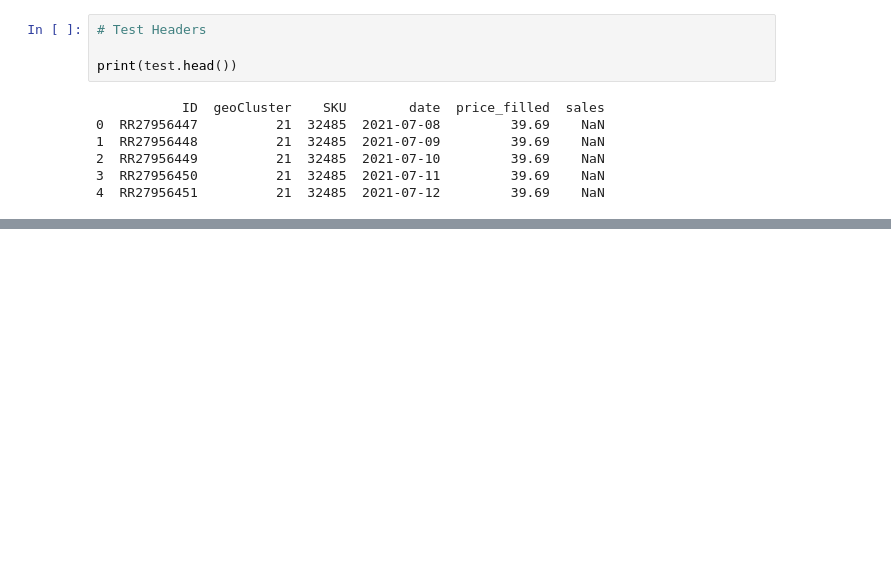
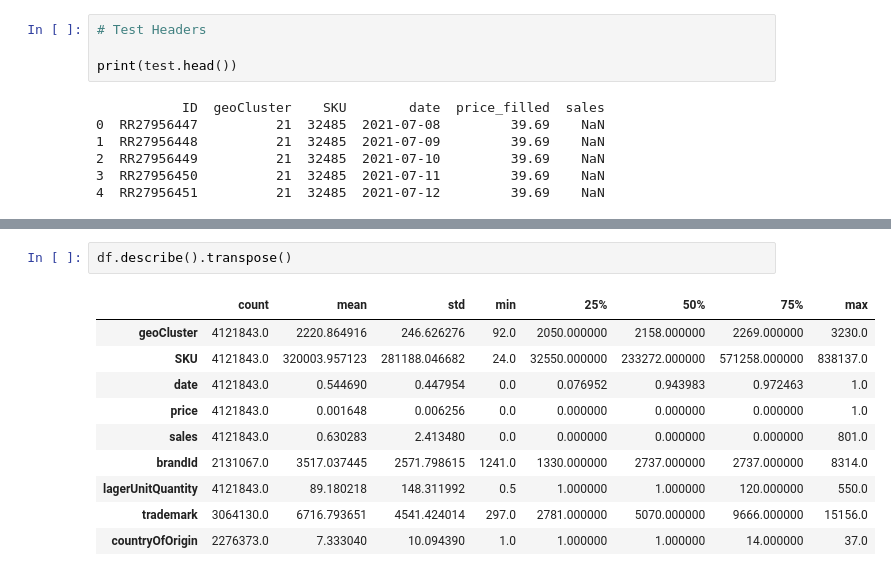
Before and after one commit to bercowsky/Mckinsey-HackUPC, a Jupyter notebook: Mckinsey.ipynb, the cells around one changed output, grey strips where cells are left out. Drawn from its saved outputs; the diff is of its cells as text; blank space fills up the shorter version.

```diff
--- a/Mckinsey.ipynb
+++ b/Mckinsey.ipynb
@@ -186,0 +179,13 @@ lstm_model(train, test)
+# %%
+df.describe().transpose()
+# %% [output]
+|  | count | mean | std | min | 25% | 50% | 75% | max |
+| geoCluster | 4121843.0 | 2220.864916 | 246.626276 | 92.0 | 2050.000000 | 2158.000000 | 2269.000000 | 3230.0 |
+| SKU | 4121843.0 | 320003.957123 | 281188.046682 | 24.0 | 32550.000000 | 233272.000000 | 571258.000000 | 838137.0 |
+| date | 4121843.0 | 0.544690 | 0.447954 | 0.0 | 0.076952 | 0.943983 | 0.972463 | 1.0 |
+| price | 4121843.0 | 0.001648 | 0.006256 | 0.0 | 0.000000 | 0.000000 | 0.000000 | 1.0 |
+| sales | 4121843.0 | 0.630283 | 2.413480 | 0.0 | 0.000000 | 0.000000 | 0.000000 | 801.0 |
+| brandId | 2131067.0 | 3517.037445 | 2571.798615 | 1241.0 | 1330.000000 | 2737.000000 | 2737.000000 | 8314.0 |
+| lagerUnitQuantity | 4121843.0 | 89.180218 | 148.311992 | 0.5 | 1.000000 | 1.000000 | 120.000000 | 550.0 |
+| trademark | 3064130.0 | 6716.793651 | 4541.424014 | 297.0 | 2781.000000 | 5070.000000 | 9666.000000 | 15156.0 |
+| countryOfOrigin | 2276373.0 | 7.333040 | 10.094390 | 1.0 | 1.000000 | 1.000000 | 14.000000 | 37.0 |
```
Also changed, not shown: parts of 17 cells of this notebook.
